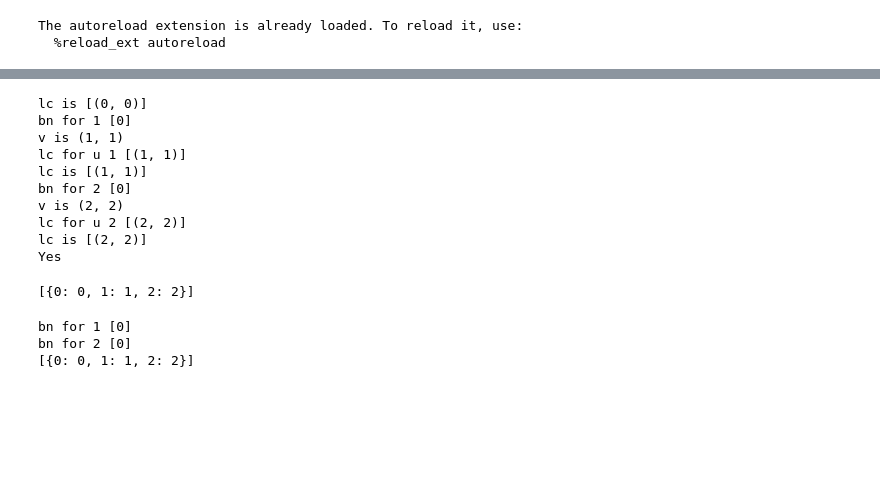
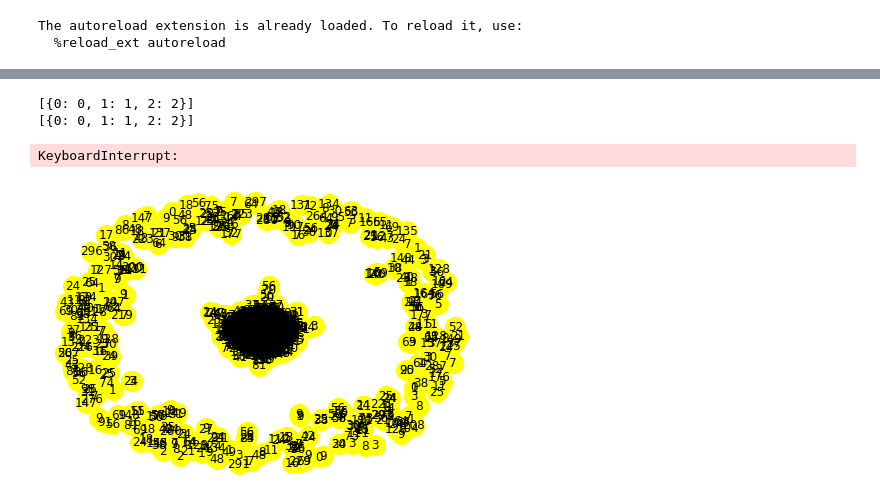
Before and after one commit to chang2000/openGraphMatching, a Jupyter notebook: ogm/dataset_test.ipynb, the cells around one changed output, grey strips where cells are left out. Cells and saved outputs as stored; diff of their text form; code cells hidden in the pictures; blank space fills up the shorter version.

```diff
--- a/ogm/dataset_test.ipynb
+++ b/ogm/dataset_test.ipynb
@@ -24,34 +35,0 @@ def draw_graph(G):
-# %%
-def convert_graph(filepath):
-    f = open(filepath, "r")
-    # retrive the information of the first line
-    first_line = f.readline()
-    meta_data = first_line.split(' ')
-    num_nodes = int(meta_data[1])
-    num_edge = int(meta_data[2])
-    graph_nodes = []
-    graph_edges = []
-    # read nodes
-    # ['e', $node_id, $node_label, $node_degree]
-    for i in range(num_nodes):
-        line = f.readline()
-        node_data = line.split(' ')
-        graph_nodes.append((int(node_data[1]), {'feat' : node_data[2]}))
-
-    # read edges
-    for i in range(num_edge):
-        line = f.readline()
-        edge_data = line.split(' ')
-        graph_edges.append((int(edge_data[1]), int(edge_data[2])))
-    g = nx.Graph()
-    g.add_nodes_from(graph_nodes)
-    g.add_edges_from(graph_edges)
-    return g
-G = convert_graph('./dataset/sample_dataset/test_case_1.graph')
-draw_graph(G)
-
-q1 = convert_graph('./dataset/sample_dataset/query1_positive.graph')
-draw_graph(q1)
-
-q2 = convert_graph('./dataset/sample_dataset/query1_positive.graph')
-draw_graph(q2)
@@ -62,21 +40,18 @@ draw_graph(q2)
 # %%
+# Smoke test
 SGM = SubGraphMatcher(G)
-SGM.check_match_subgraph(q1)
+print(SGM.check_match_subgraph(q1))
+print(SGM.check_match_subgraph(q2))
 # %% [output]
-lc is [(0, 0)]
-bn for 1 [0]
-v is (1, 1)
-lc for u 1 [(1, 1)]
-lc is [(1, 1)]
-bn for 2 [0]
-v is (2, 2)
-lc for u 2 [(2, 2)]
-lc is [(2, 2)]
-Yes
+[{0: 0, 1: 1, 2: 2}]
+[{0: 0, 1: 1, 2: 2}]
-[{0: 0, 1: 1, 2: 2}]
-# %%
-print(SGM.check_match_subgraph(q2))
-# %% [output]
-bn for 1 [0]
-bn for 2 [0]
-[{0: 0, 1: 1, 2: 2}]
+# %%
+# Read the big data graph
+G = convert_graph('./dataset/data_graph/HPRD.graph')
+save_draw_graph(G)
+# SGM = SubGraphMatcher(G)
+# print(SGM.check_match_subgraph(q1))
+q1 = convert_graph('./dataset/query_graph/query_dense_16_1.graph')
+# %% [output]
+KeyboardInterrupt:
+[figure, added]
```
Also changed, not shown: parts of 4 cells of this notebook, 4 other files.
